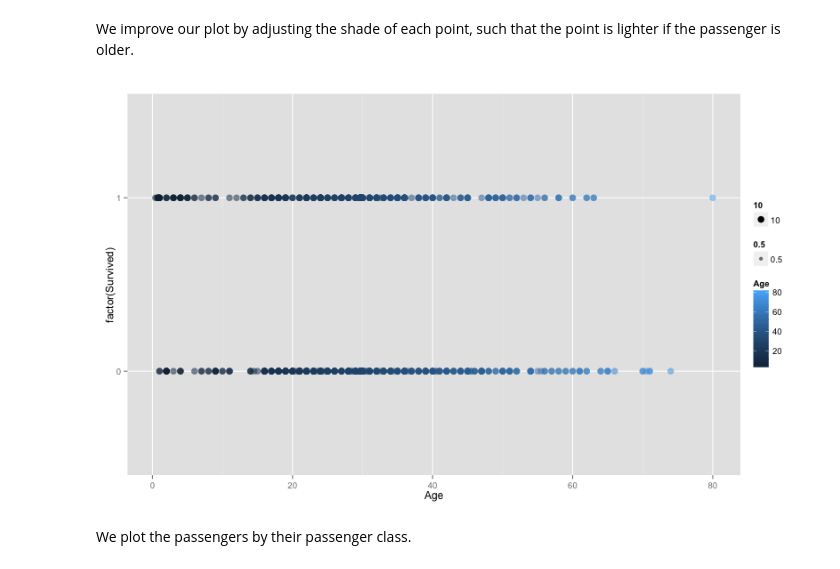
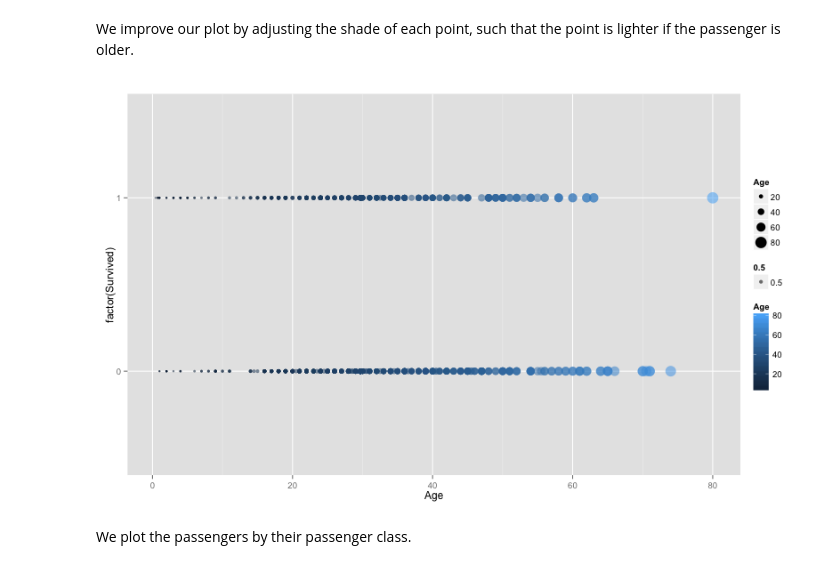
Before and after one commit to savarin/pyconuk-introtutorial, a Jupyter notebook: notebooks/Appendix B - Visualisation.ipynb, the cells around one changed output. Saved outputs shown, nothing was run; the diff lists cells and outputs as text; code cells hidden in the pictures.

```diff
--- a/notebooks/Appendix B - Visualisation.ipynb
+++ b/notebooks/Appendix B - Visualisation.ipynb
@@ -57,10 +57,10 @@ qplot(Age, factor(Survived), data=df)
 We improve our plot by adjusting the shade of each point, such that the point is lighter if the passenger is older.
 # %%
 %%R -w 800
-qplot(Age, factor(Survived), data=df, color=Age, size=10, alpha=0.5)
-#qplot(Age, factor(Survived), data=df, color=Age, size=Age, alpha=0.5)
+#qplot(Age, factor(Survived), data=df, color=80-Age, size=10, alpha=0.5)
+qplot(Age, factor(Survived), data=df, color=Age, size=Age, alpha=0.5)
 # %% [output]
-[figure, old version]
+[figure, new version]
 # %% [markdown]
 We plot the passengers by their passenger class.
 # %%
```
Also changed, not shown: parts of 1 cell of this notebook, 3 other files.
